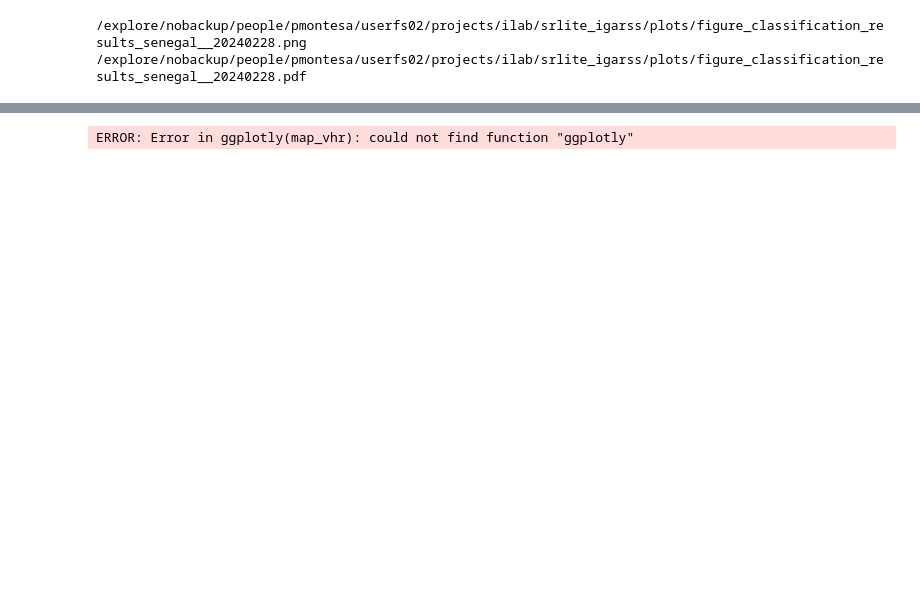
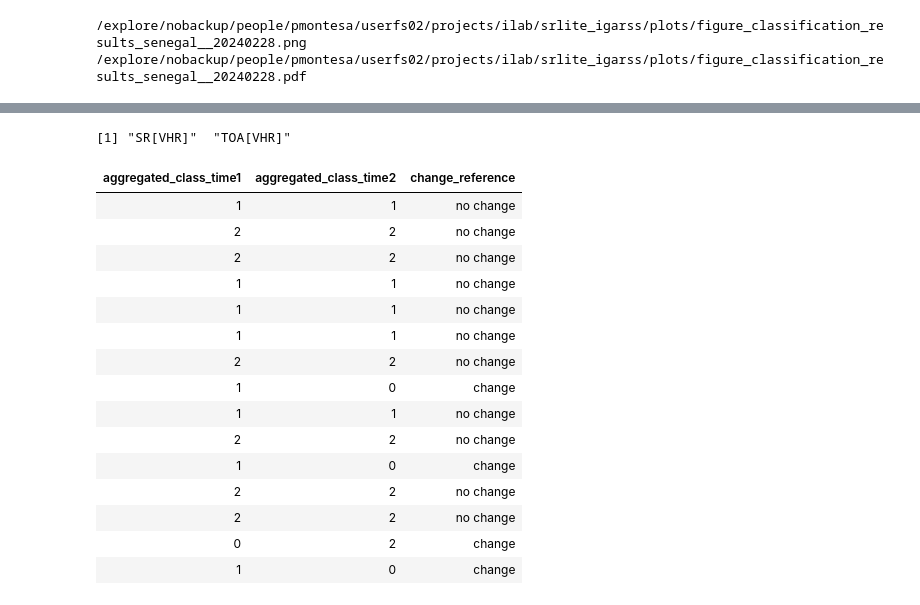
Before and after one commit to pahbs/geoscitools, a Jupyter notebook: srlite_senegal_classification_results.ipynb, the cells around one changed output, grey strips where cells are left out. Drawn from its saved outputs; the diff is of its cells as text; code cells hidden in the pictures; blank space fills up the shorter version.

```diff
--- a/srlite_senegal_classification_results.ipynb
+++ b/srlite_senegal_classification_results.ipynb
@@ -272,5 +278,4 @@ ERROR: Error in library(plotly): there is no package called ‘plotly’
-# %%
-# Make the map interactive
-ggplotly(map_vhr)
-# %% [output]
-ERROR: Error in ggplotly(map_vhr): could not find function "ggplotly"
+# %%
+levels(results$scene)
+# %% [output]
+[1] "SR[VHR]"  "TOA[VHR]"
@@ -276,0 +296,19 @@ ERROR: Error in ggplotly(map_vhr): could not find function "ggplotly"
+# %%
+head(results %>% select(aggregated_class_time1, aggregated_class_time2, change_reference), 15)
+# %% [output]
+| aggregated_class_time1 | aggregated_class_time2 | change_reference |
+| 1 | 1 | no change |
+| 2 | 2 | no change |
+| 2 | 2 | no change |
+| 1 | 1 | no change |
+| 1 | 1 | no change |
+| 1 | 1 | no change |
+| 2 | 2 | no change |
+| 1 | 0 | change |
+| 1 | 1 | no change |
+| 2 | 2 | no change |
+| 1 | 0 | change |
+| 2 | 2 | no change |
+| 2 | 2 | no change |
+| 0 | 2 | change |
+| 1 | 0 | change |
```
Also changed, not shown: parts of 14 cells of this notebook.
